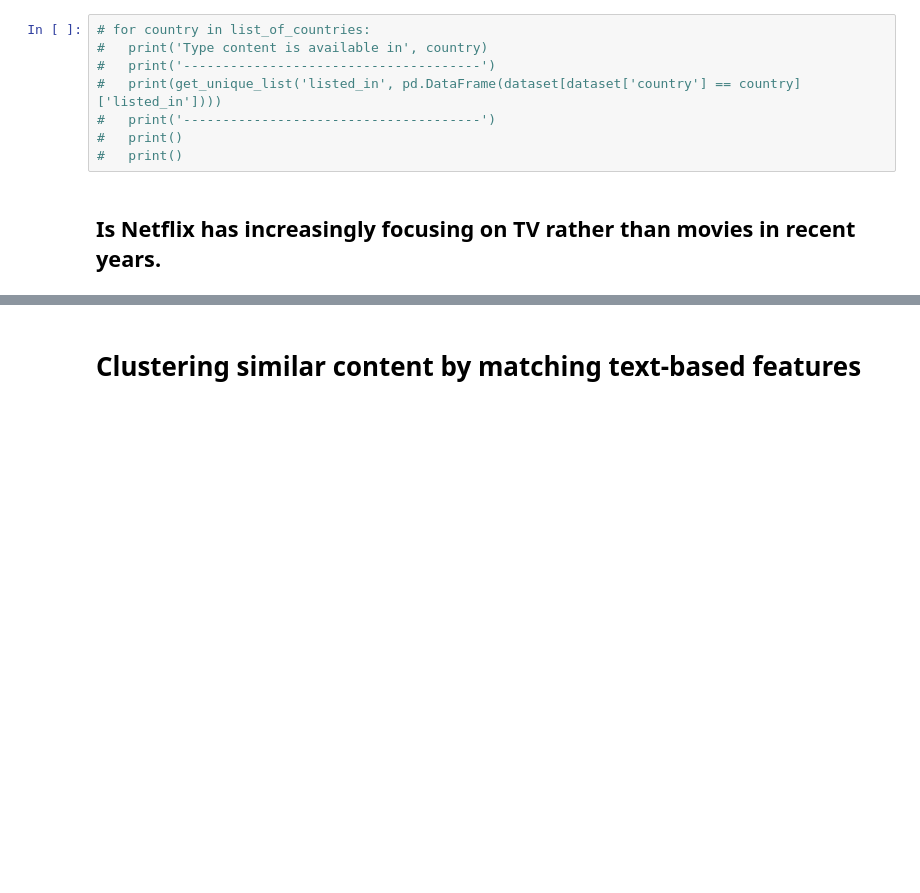
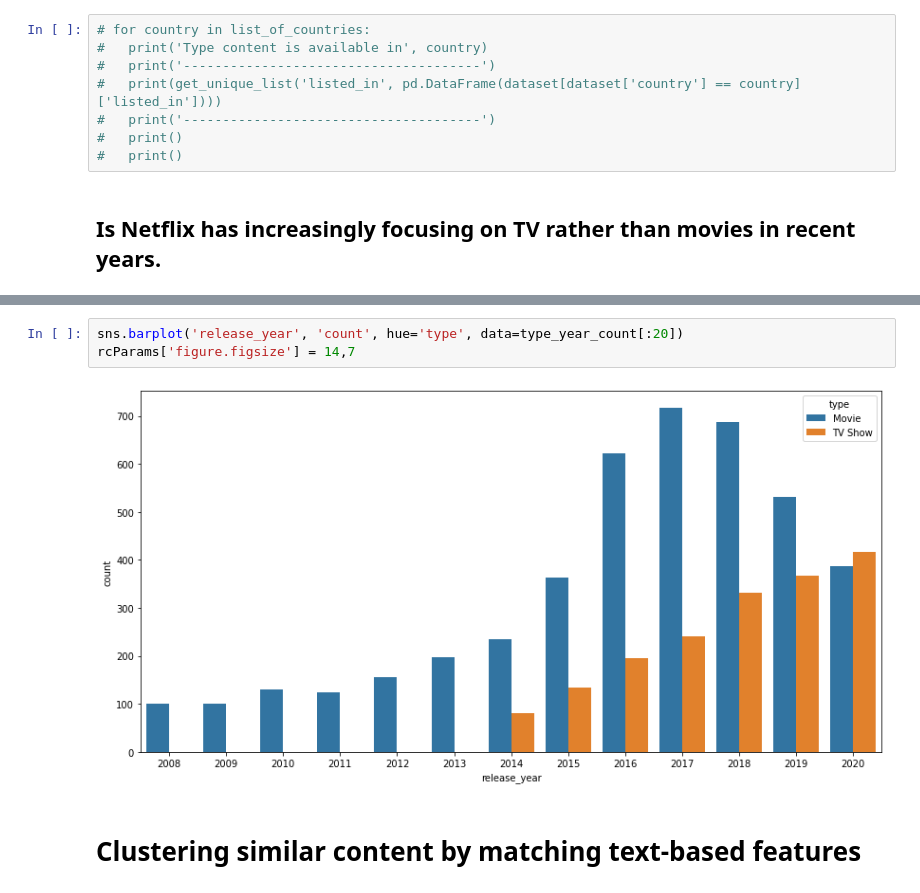
Before and after one commit to smkmohsin/NETFLIX-MOVIES-AND-TV-SHOWS-CLUSTERING, a Jupyter notebook: NETFLIX_MOVIES_AND_TV_SHOWS_CLUSTERING.ipynb, the cells around one changed output, grey strips where cells are left out. Cells and saved outputs as stored; diff of their text form; blank space fills up the shorter version.

```diff
--- a/NETFLIX_MOVIES_AND_TV_SHOWS_CLUSTERING.ipynb
+++ b/NETFLIX_MOVIES_AND_TV_SHOWS_CLUSTERING.ipynb
@@ -316,2 +387,7 @@ rcParams['figure.figsize'] = 20,5
+# %%
+sns.barplot('release_year', 'count', hue='type', data=type_year_count[:20])
+rcParams['figure.figsize'] = 14,7
+# %% [output]
+[figure, added]
 # %% [markdown]
 # <b> Clustering similar content by matching text-based features
```
Also changed, not shown: parts of 11 cells of this notebook.
